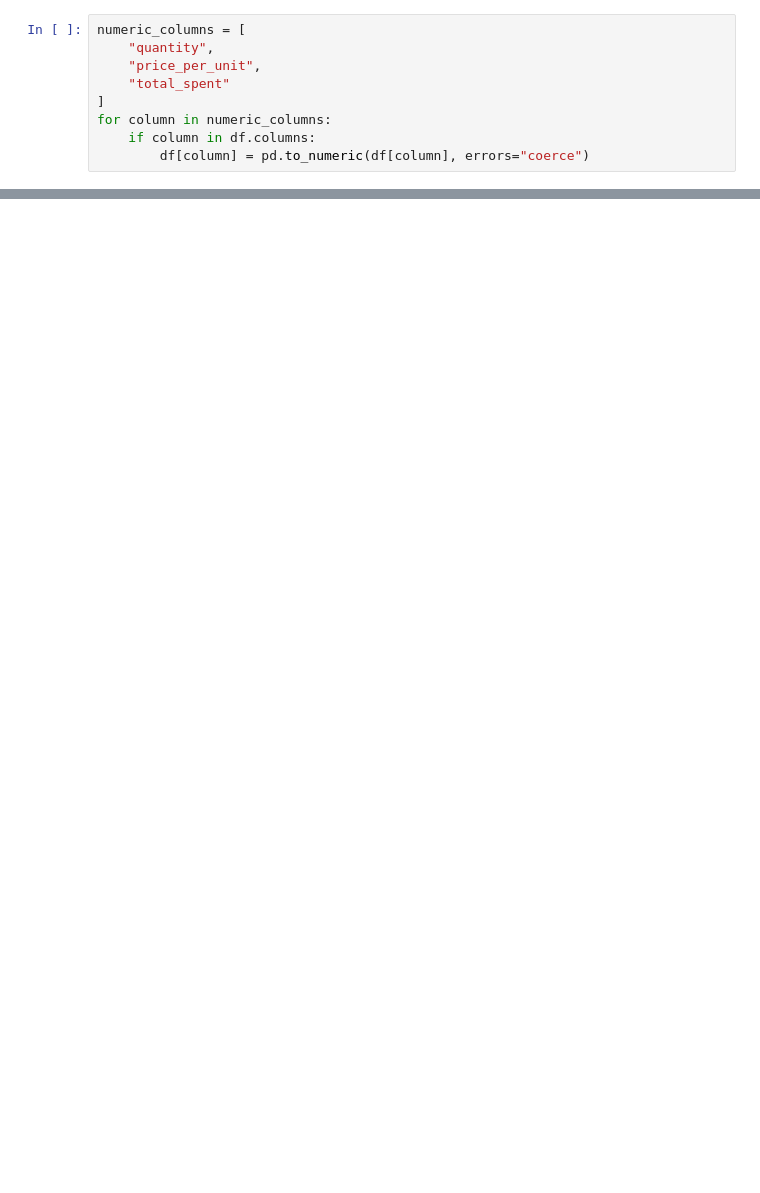
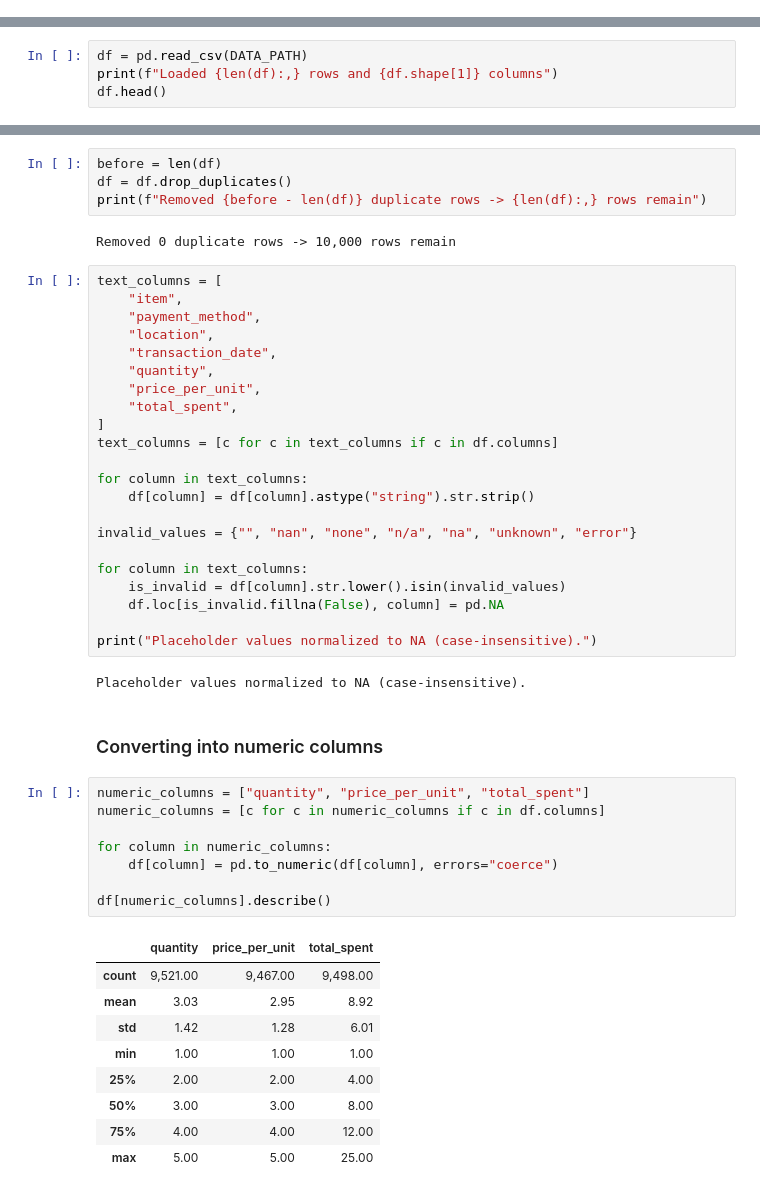
Before and after one commit to AnubhavKukreti1/ecommerce-sales-analysis, a Jupyter notebook: notebooks/analysis.ipynb, the cells around one changed output, grey strips where cells are left out. Saved outputs shown, nothing was run; the diff lists cells and outputs as text; blank space fills up the shorter version.

```diff
--- a/notebooks/analysis.ipynb
+++ b/notebooks/analysis.ipynb
@@ -166,9 +0,0 @@ for column in df.columns:
-# %%
-numeric_columns = [
-    "quantity",
-    "price_per_unit",
-    "total_spent"
-]
-for column in numeric_columns:
-    if column in df.columns:
-        df[column] = pd.to_numeric(df[column], errors="coerce")
@@ -493,0 +18,4 @@ Excel Report:
+# %%
+df = pd.read_csv(DATA_PATH)
+print(f"Loaded {len(df):,} rows and {df.shape[1]} columns")
+df.head()
@@ -493,0 +154,50 @@ Excel Report:
+# %%
+before = len(df)
+df = df.drop_duplicates()
+print(f"Removed {before - len(df)} duplicate rows -> {len(df):,} rows remain")
+# %% [output]
+Removed 0 duplicate rows -> 10,000 rows remain
+# %%
+text_columns = [
+    "item",
+    "payment_method",
+    "location",
+    "transaction_date",
+    "quantity",
+    "price_per_unit",
+    "total_spent",
+]
+text_columns = [c for c in text_columns if c in df.columns]
+
+for column in text_columns:
+    df[column] = df[column].astype("string").str.strip()
+
+invalid_values = {"", "nan", "none", "n/a", "na", "unknown", "error"}
+
+for column in text_columns:
+    is_invalid = df[column].str.lower().isin(invalid_values)
+    df.loc[is_invalid.fillna(False), column] = pd.NA
+
+print("Placeholder values normalized to NA (case-insensitive).")
+# %% [output]
+Placeholder values normalized to NA (case-insensitive).
+# %% [markdown]
+### Converting into numeric columns
+# %%
+numeric_columns = ["quantity", "price_per_unit", "total_spent"]
+numeric_columns = [c for c in numeric_columns if c in df.columns]
+
+for column in numeric_columns:
+    df[column] = pd.to_numeric(df[column], errors="coerce")
+
+df[numeric_columns].describe()
+# %% [output]
+|  | quantity | price_per_unit | total_spent |
+| count | 9,521.00 | 9,467.00 | 9,498.00 |
+| mean | 3.03 | 2.95 | 8.92 |
+| std | 1.42 | 1.28 | 6.01 |
+| min | 1.00 | 1.00 | 1.00 |
+| 25% | 2.00 | 2.00 | 4.00 |
+| 50% | 3.00 | 3.00 | 8.00 |
+| 75% | 4.00 | 4.00 | 12.00 |
+| max | 5.00 | 5.00 | 25.00 |
```
Also changed, not shown: parts of 66 cells of this notebook, 4 other files.
